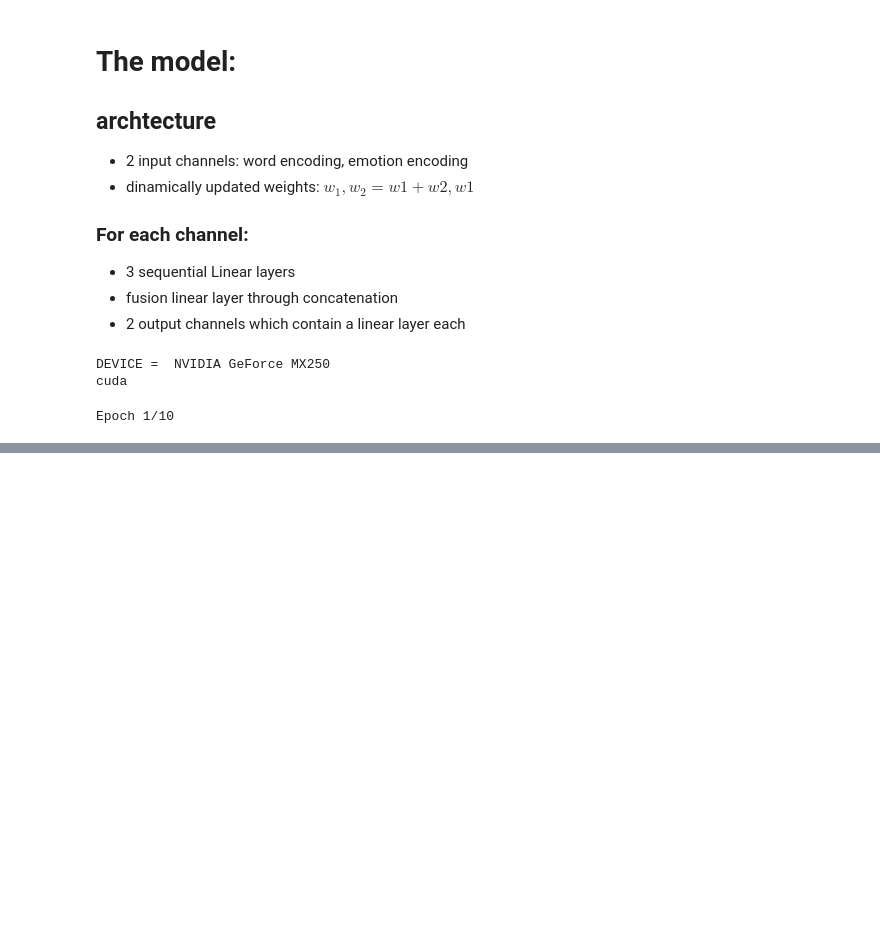
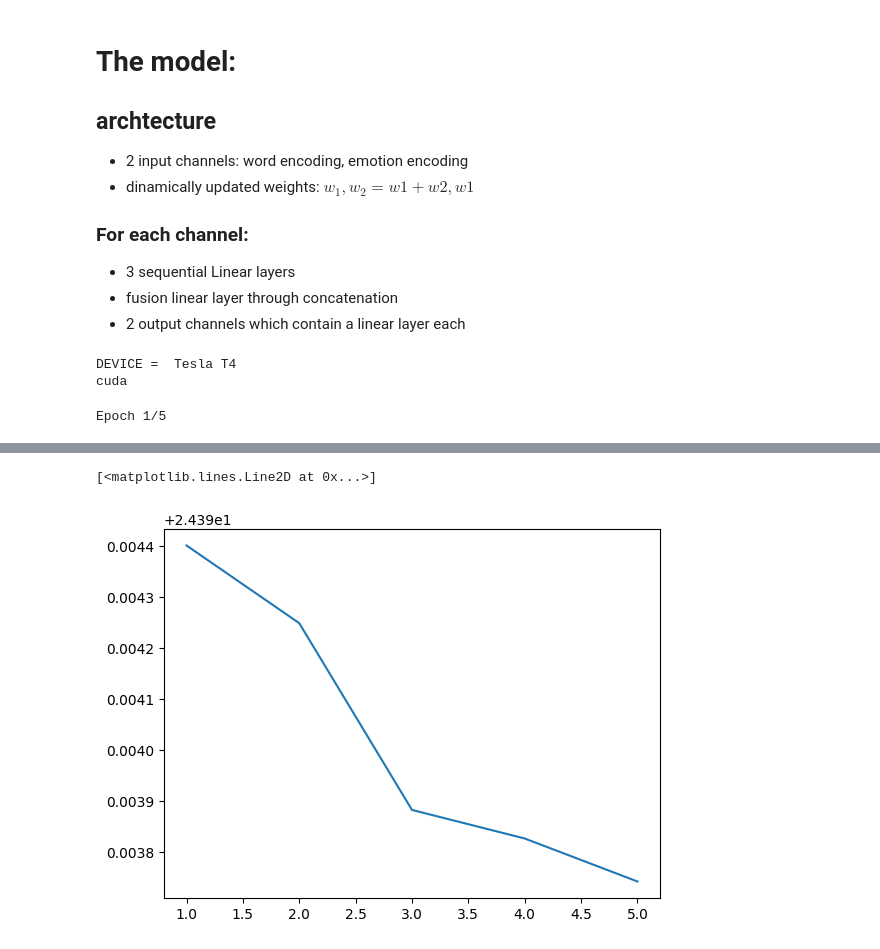
Before and after one commit to bruno-iorio/thesis-work, a Jupyter notebook: SimpleModel_thesis.ipynb, the cells around one changed output, grey strips where cells are left out. Saved outputs shown, nothing was run; the diff lists cells and outputs as text; code cells hidden in the pictures; blank space fills up the shorter version.

```diff
--- a/SimpleModel_thesis.ipynb
+++ b/SimpleModel_thesis.ipynb
@@ -246,6 +252,11 @@ for l1,l2,l3 in zip(Y_train1,X_train1,Y_train_emo):
   assert(len(l1)==len(l2) and len(l1) == len(l3))
 print(len(Y_train_emo[1]))
 print(len(Y_train1[1]))
+for i, vec in enumerate(train_X_class.values()):
+  assert(i == torch.argmax(vec))
+print(len(train_X_class))
+a = torch.tensor([1,2,3,4])
+print(torch.argmax(a))
 # %% [output]
 46
 46
@@ -380,7 +394,7 @@ class SimpleModel(nn.Module):
 # %%
 import torch.optim as optim
 from tqdm.notebook import tqdm
-def activate_gpu(force_cpu=False): # check if gpu available
+def activate_gpu(force_cpu=False): # check if gpu available ; code taken from template
     device = "cpu"
     if not force_cpu:
         if torch.cuda.is_available(): # for both Nvidia and AMD GPUs
@@ -440,6 +454,8 @@ def cluster_training(train_X,train_Y,train_Y_emo,train_X_utt,batch_size,device):
 def optimize_batch(model,device,bX1,bY1,bEmo1,bUtt1,optimizer):
   loss_function = nn.CrossEntropyLoss()
   loss = 0
+  optimizer.zero_grad()
+  model.zero_grad()
   for bX, bY, bEmo, bUtt in zip(bX1, bY1, bEmo1,bUtt1):
     if len(bX) <= 1:
       continue
@@ -449,20 +465,22 @@ def optimize_batch(model,device,bX1,bY1,bEmo1,bUtt1,optimizer):
     next_tokens = torch.stack(bUtt[1:]).to(device)
     pred_token, pred_emotion = model.forward(utts,emos)
     pred_token_2 = []
-    for ten in pred_token:
-      ten = torch.argmax(ten).item()
-      pred_token_2.append(train_X_class[ten].to(device))
-    pred_token_2 = torch.stack(pred_token_2).to(device)
+    #for ten in pred_token:
+     # ten1 = itos_train1[torch.argmax(ten).item()]
+      #pred_token_2.append(train_X_class[ten1])
+   # pred_token_2 = torch.stack(pred_token_2).to(device)
     loss += loss_function(pred_emotion, next_emos)
-    loss += loss_function(pred_token_2, next_tokens)
+    #loss += loss_function(pred_token_2, next_tokens)
   if type(loss) in [int, float]:
     return loss
-  loss.backward(retain_graph=True)
+  loss.backward()
+
   optimizer.step()
+
   return loss.item()
 
 
-def train(model, epochs, device,train_X, train_Y, train_Y_emo,train_X_utt,batch_size = 500):
+def train(model, epochs, device,train_X, train_Y, train_Y_emo,train_X_utt,batch_size = 100):
   optimizer = optim.Adam(model.parameters())
   model.train()
   model = model.to(device)
@@ -481,9 +499,8 @@ def train(model, epochs, device,train_X, train_Y, train_Y_emo,train_X_utt,batch_
     x_axis = []
     loss_batch = 0
     model.current_weight = 0
-    optimizer.zero_grad()
-    model.zero_grad()
-    for bX1,bY1,bEmo1,bUtt1 in tqdm(zip(batch_X,batch_Y,batch_emo,batch_utt)):
+
+    for bX1,bY1,bEmo1,bUtt1 in tqdm(zip(batch_X,batch_Y,batch_emo,batch_utt), total = len(batch_X)):
       loss_batch += optimize_batch(model,device,bX1,bY1,bEmo1,bUtt1,optimizer)
       if epoch == 0:
         with torch.no_grad():
@@ -497,14 +514,15 @@ def train(model, epochs, device,train_X, train_Y, train_Y_emo,train_X_utt,batch_
   return losses
 # %%
 device = activate_gpu()
-model = SimpleModel(word_dim,word_dim,len(emotions),len(w2v.wv),device)
+model = SimpleModel(word_dim,word_dim,len(emotions),len(train_X_class),device)
 print(device)
 # %% [output]
-DEVICE =  NVIDIA GeForce MX250
+DEVICE =  Tesla T4
 cuda
 # %%
-epochs = 10
+epochs = 5
+
 losses = train(model,epochs,device,X_train1,Y_train1,Y_train_emo,X_train_utt)
 plt.plot(np.arange(1,epochs+1),losses)
 # %% [output]
-Epoch 1/10
+Epoch 1/5
@@ -512,3 +538,5 @@ KeyError: 6724
+[<matplotlib.lines.Line2D at 0x...>]
+[figure, added]
 # %% [markdown]
 # Descrition of the issues faced:
 
```
Also changed, not shown: parts of 8 cells of this notebook.
